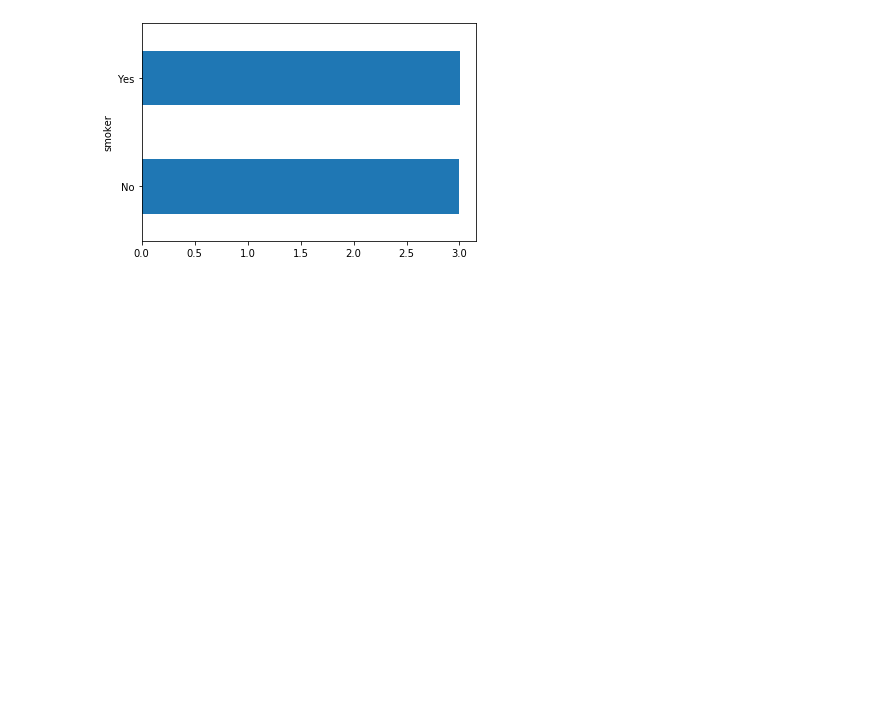
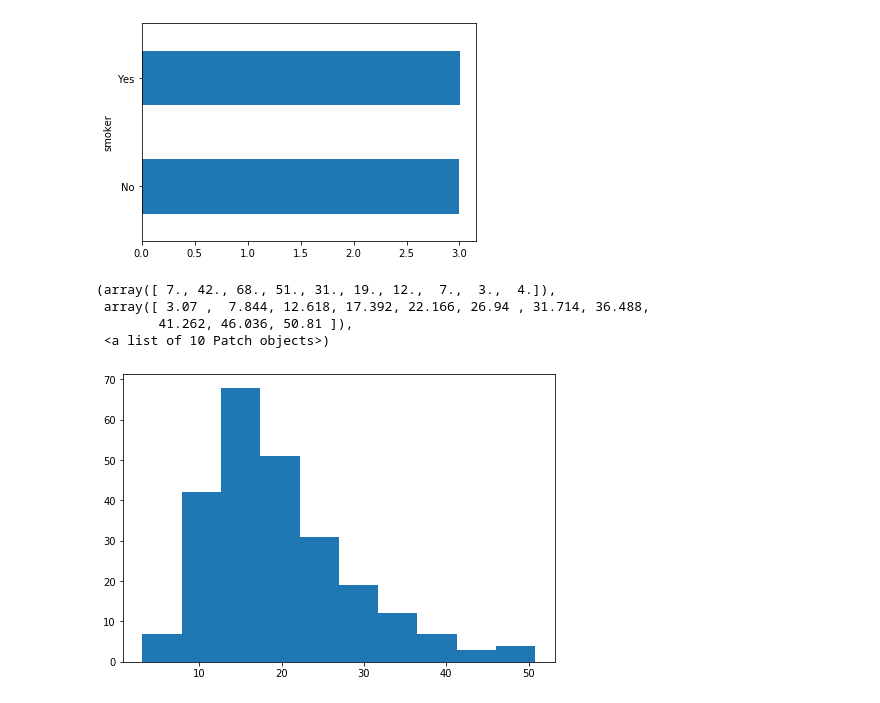
Before and after one commit to thelebster/SkillFactory-Data-Science, a Jupyter notebook: modules/py10.ipynb, the cells around one changed output. Saved outputs shown, nothing was run; the diff lists cells and outputs as text; code cells hidden in the pictures; blank space fills up the shorter version.

```diff
--- a/modules/py10.ipynb
+++ b/modules/py10.ipynb
@@ -94,3 +94,19 @@ df.groupby('smoker')['tip'].mean().plot(kind = 'barh')
 # %% [output]
 <matplotlib.axes._subplots.AxesSubplot at 0x...>
 [figure]
+# %%
+import pandas as pd
+import matplotlib.pyplot as plt
+%matplotlib inline
+
+df = pd.read_csv('../data/tips.csv')
+# %%
+fig = plt.figure()
+axes = fig.add_axes([0, 0, 1, 1])
+axes.hist(df['total_bill'])
+# %% [output]
+(array([ 7., 42., 68., 51., 31., 19., 12.,  7.,  3.,  4.]),
+ array([ 3.07 ,  7.844, 12.618, 17.392, 22.166, 26.94 , 31.714, 36.488,
+        41.262, 46.036, 50.81 ]),
+ <a list of 10 Patch objects>)
+[figure, added]
```
Also changed, not shown: parts of 34 cells of this notebook, 3 other files.
